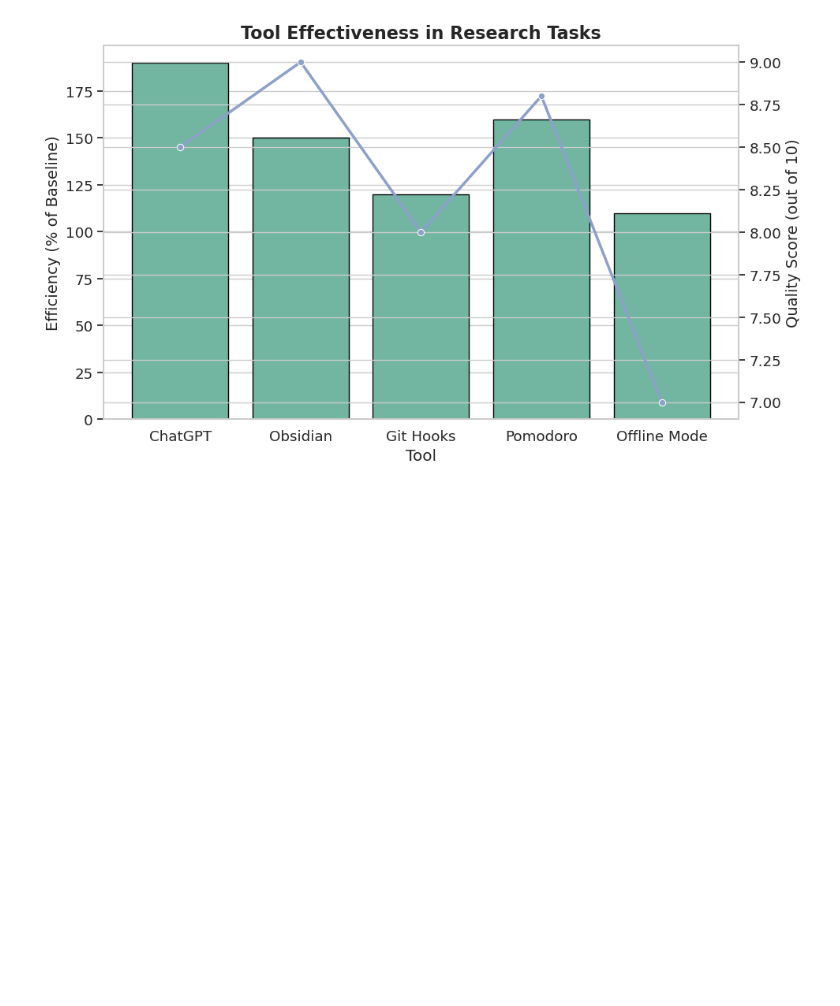
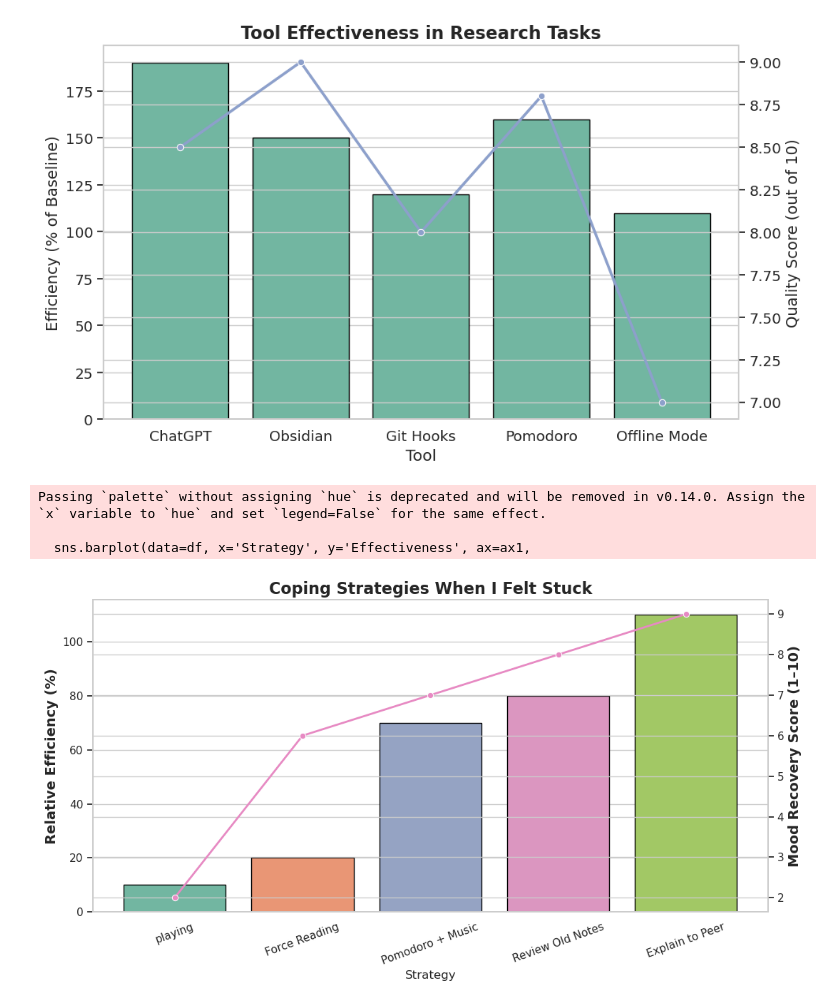
Before and after one commit to HaibinLai/HaibinLai.github.io, a Jupyter notebook: exp3.ipynb, the cells around one changed output. Saved outputs shown, nothing was run; the diff lists cells and outputs as text; code cells hidden in the pictures; blank space fills up the shorter version.

```diff
--- a/exp3.ipynb
+++ b/exp3.ipynb
@@ -34,3 +34,52 @@ plt.tight_layout()
 plt.show()
 # %% [output]
 [figure]
+# %%
+import matplotlib.pyplot as plt
+import seaborn as sns
+import pandas as pd
+
+# 设置 seaborn 样式
+sns.set(style='whitegrid', palette='Set2')
+plt.rcParams.update({'font.size': 13})
+
+# 数据准备
+strategies = ['playing', 'Force Reading', 'Pomodoro + Music', 'Review Old Notes', 'Explain to Peer']
+effectiveness = [10, 20, 70, 80, 110]  # 相对效率 (baseline=100)
+mood_score = [2, 6, 7, 8, 9]  # 情绪恢复评分（这里填满了5项）
+
+df = pd.DataFrame({
+    'Strategy': strategies,
+    'Effectiveness': effectiveness,
+    'Mood Recovery': mood_score
+})
+
+# 自定义调色板
+colors = sns.color_palette("Set2", n_colors=len(df))
+
+# 开始绘图
+fig, ax1 = plt.subplots(figsize=(11, 6))
+ax2 = ax1.twinx()
+
+# 条形图：相对效率
+sns.barplot(data=df, x='Strategy', y='Effectiveness', ax=ax1,
+            palette=colors, edgecolor='black')
+
+# 折线图：情绪恢复评分
+sns.lineplot(data=df, x='Strategy', y='Mood Recovery', ax=ax2,
+             color=sns.color_palette()[3], marker='o', linewidth=2)
+
+# 设置坐标轴标签和标题
+ax1.set_ylabel('Relative Efficiency (%)', fontsize=14, fontweight='bold')
+ax2.set_ylabel('Mood Recovery Score (1–10)', fontsize=14, fontweight='bold')
+ax1.set_title("Coping Strategies When I Felt Stuck", fontsize=16, fontweight='bold')
+
+# 美化布局
+ax1.tick_params(axis='x', rotation=20)
+plt.tight_layout()
+plt.show()
+# %% [output]
+Passing `palette` without assigning `hue` is deprecated and will be removed in v0.14.0. Assign the `x` variable to `hue` and set `legend=False` for the same effect.
+
+  sns.barplot(data=df, x='Strategy', y='Effectiveness', ax=ax1,
+[figure, added]
```
Also changed, not shown: 1 other file.
